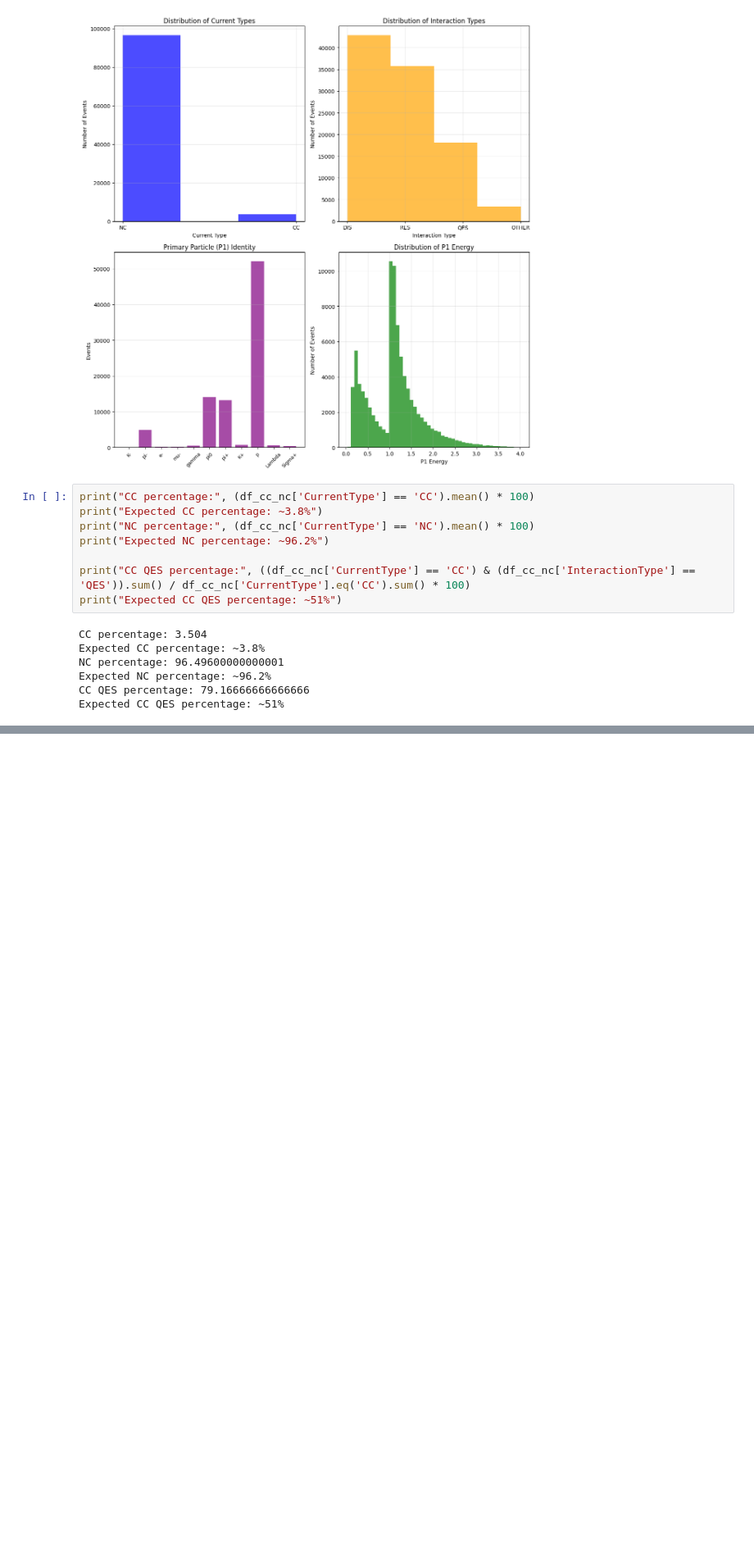
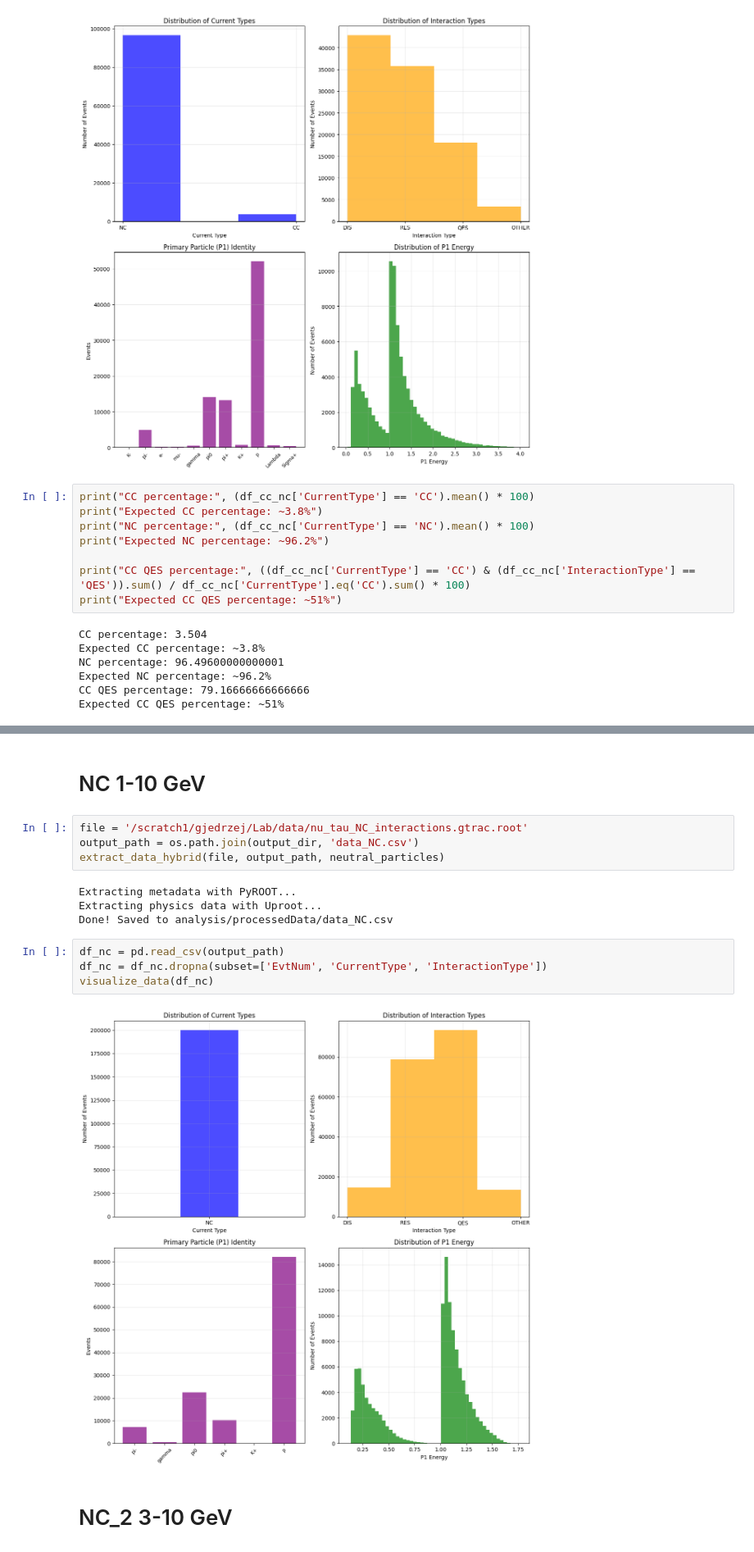
Before and after one commit to PasiekaFUW/Masters_Thesis, a Jupyter notebook: Lab/analysis/GJNuTau.ipynb, the cells around one changed output, grey strips where cells are left out. Shown at 82% size. Saved outputs shown, nothing was run; the diff lists cells and outputs as text; blank space fills up the shorter version.

```diff
--- a/Lab/analysis/GJNuTau.ipynb
+++ b/Lab/analysis/GJNuTau.ipynb
@@ -254,0 +284,18 @@ Expected CC QES percentage: ~51%
+# %% [markdown]
+# NC 1-10 GeV
+# %%
+file = '/scratch1/gjedrzej/Lab/data/nu_tau_NC_interactions.gtrac.root'
+output_path = os.path.join(output_dir, 'data_NC.csv')
+extract_data_hybrid(file, output_path, neutral_particles)
+# %% [output]
+Extracting metadata with PyROOT...
+Extracting physics data with Uproot...
+Done! Saved to analysis/processedData/data_NC.csv
+# %%
+df_nc = pd.read_csv(output_path)
+df_nc = df_nc.dropna(subset=['EvtNum', 'CurrentType', 'InteractionType'])
+visualize_data(df_nc)
+# %% [output]
+[figure, added]
+# %% [markdown]
+# NC_2 3-10 GeV
```
Also changed, not shown: parts of 12 cells of this notebook.
